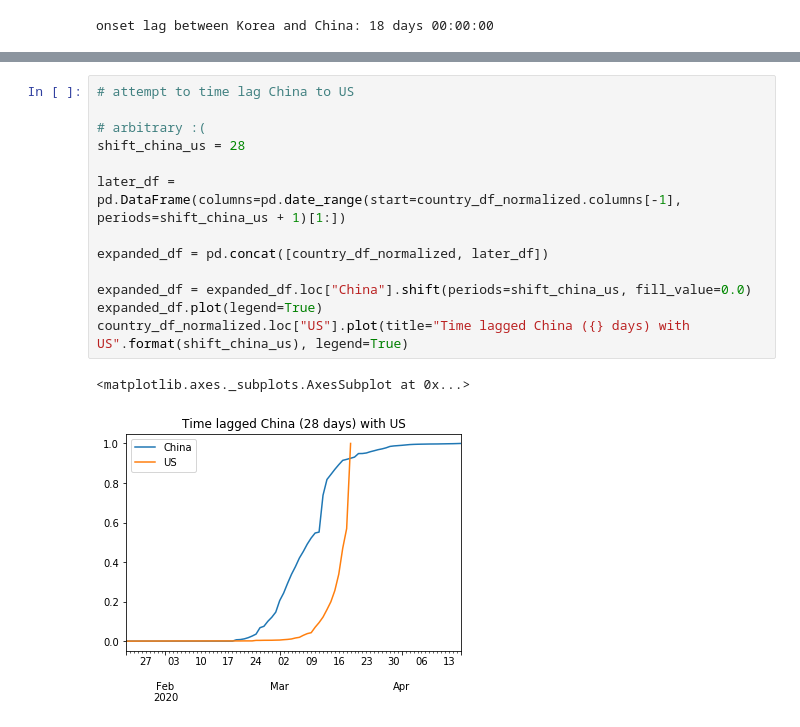
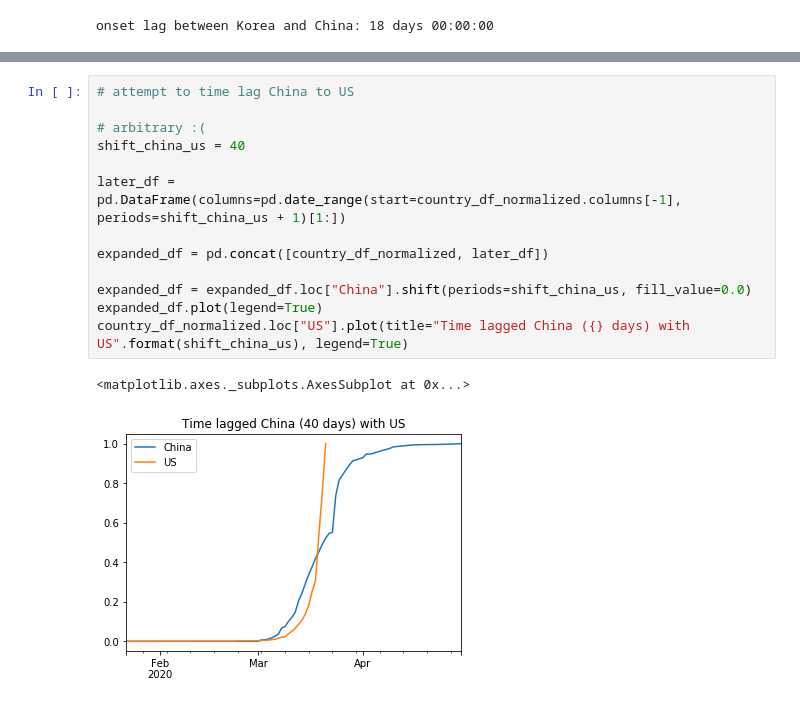
Before and after one commit to zhehaowang/coronavirus, a Jupyter notebook: src/corona.ipynb, the cells around one changed output, grey strips where cells are left out. Drawn from its saved outputs; the diff is of its cells as text.

```diff
--- a/src/corona.ipynb
+++ b/src/corona.ipynb
@@ -137,19 +139,19 @@ country_df_normalized.loc["Korea, South"].plot(title="Time lagged China ({} days
 # %%
 # attempt to time lag China to US
 
 # arbitrary :(
-shift_china_us = 28
+shift_china_us = 40
 
 later_df = pd.DataFrame(columns=pd.date_range(start=country_df_normalized.columns[-1], periods=shift_china_us + 1)[1:])
 
 expanded_df = pd.concat([country_df_normalized, later_df])
 
 expanded_df = expanded_df.loc["China"].shift(periods=shift_china_us, fill_value=0.0)
 expanded_df.plot(legend=True)
 country_df_normalized.loc["US"].plot(title="Time lagged China ({} days) with US".format(shift_china_us), legend=True)
 # %% [output]
 <matplotlib.axes._subplots.AxesSubplot at 0x...>
-[figure, old version]
+[figure, new version]
 # %%
 from scipy.stats import norm
 
```
Also changed, not shown: parts of 6 cells of this notebook.
